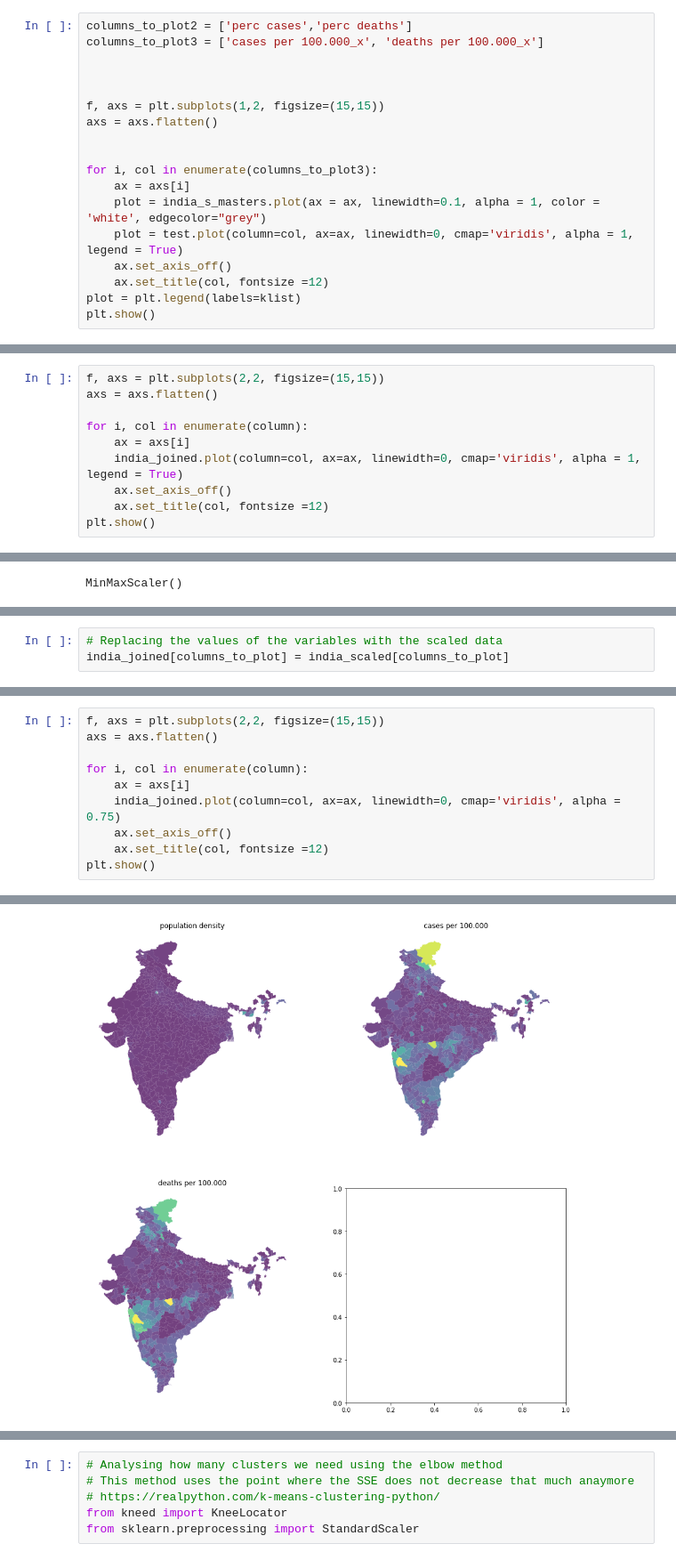
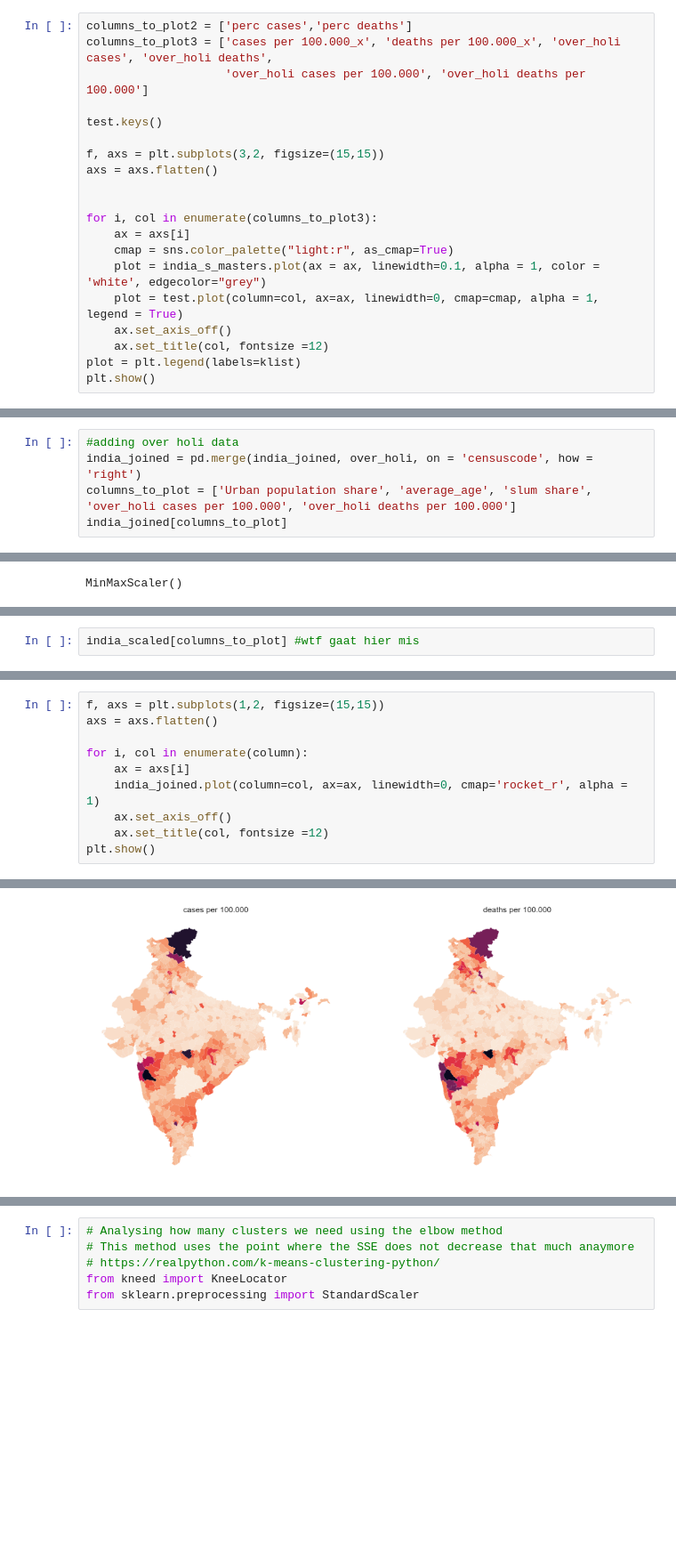
Before and after one commit to Daniel-Los/Introduction-to-datascience-final-project, a Jupyter notebook: Map_India.ipynb, the cells around one changed output, grey strips where cells are left out. Shown at 89% size. Cells and saved outputs as stored; diff of their text form; blank space fills up the shorter version.

```diff
--- a/Map_India.ipynb
+++ b/Map_India.ipynb
@@ -265,17 +312,19 @@ Name: cases per 100.000_x, Length: 561, dtype: float64
 # %%
 columns_to_plot2 = ['perc cases','perc deaths']
-columns_to_plot3 = ['cases per 100.000_x', 'deaths per 100.000_x']
+columns_to_plot3 = ['cases per 100.000_x', 'deaths per 100.000_x', 'over_holi cases', 'over_holi deaths',
+                    'over_holi cases per 100.000', 'over_holi deaths per 100.000']
 
+test.keys()
 
-
-f, axs = plt.subplots(1,2, figsize=(15,15))
+f, axs = plt.subplots(3,2, figsize=(15,15))
 axs = axs.flatten()
 
 
 for i, col in enumerate(columns_to_plot3):
     ax = axs[i]
+    cmap = sns.color_palette("light:r", as_cmap=True)
     plot = india_s_masters.plot(ax = ax, linewidth=0.1, alpha = 1, color = 'white', edgecolor="grey")
-    plot = test.plot(column=col, ax=ax, linewidth=0, cmap='viridis', alpha = 1, legend = True)
+    plot = test.plot(column=col, ax=ax, linewidth=0, cmap=cmap, alpha = 1, legend = True)
     ax.set_axis_off()
     ax.set_title(col, fontsize =12)
 plot = plt.legend(labels=klist)
@@ -287,10 +350,0 @@ Text(0.5, 1.0, 'deaths per 100.000_x')
-# %%
-f, axs = plt.subplots(2,2, figsize=(15,15))
-axs = axs.flatten()
-
-for i, col in enumerate(column):
-    ax = axs[i]
-    india_joined.plot(column=col, ax=ax, linewidth=0, cmap='viridis', alpha = 1, legend = True)
-    ax.set_axis_off()
-    ax.set_title(col, fontsize =12)
-plt.show()
@@ -316,0 +373,5 @@ scaler = MinMaxScaler()
+# %%
+#adding over holi data
+india_joined = pd.merge(india_joined, over_holi, on = 'censuscode', how = 'right')
+columns_to_plot = ['Urban population share', 'average_age', 'slum share', 'over_holi cases per 100.000', 'over_holi deaths per 100.000']
+india_joined[columns_to_plot]
@@ -343,3 +421,2 @@ india_scaled
 # %%
-# Replacing the values of the variables with the scaled data
-india_joined[columns_to_plot] = india_scaled[columns_to_plot]
+india_scaled[columns_to_plot] #wtf gaat hier mis
@@ -360,10 +469,10 @@ india_joined.sort_values('deaths per 100.000', ascending = False).head(10)
 # %%
-f, axs = plt.subplots(2,2, figsize=(15,15))
+f, axs = plt.subplots(1,2, figsize=(15,15))
 axs = axs.flatten()
 
 for i, col in enumerate(column):
     ax = axs[i]
-    india_joined.plot(column=col, ax=ax, linewidth=0, cmap='viridis', alpha = 0.75)
+    india_joined.plot(column=col, ax=ax, linewidth=0, cmap='rocket_r', alpha = 1)
     ax.set_axis_off()
     ax.set_title(col, fontsize =12)
 plt.show()
@@ -377 +484 @@ Text(0.5, 1.0, 'deaths per 100.000')
-[figure, old version]
+[figure, new version]
```
Also changed, not shown: parts of 42 cells of this notebook, 2 other files.
